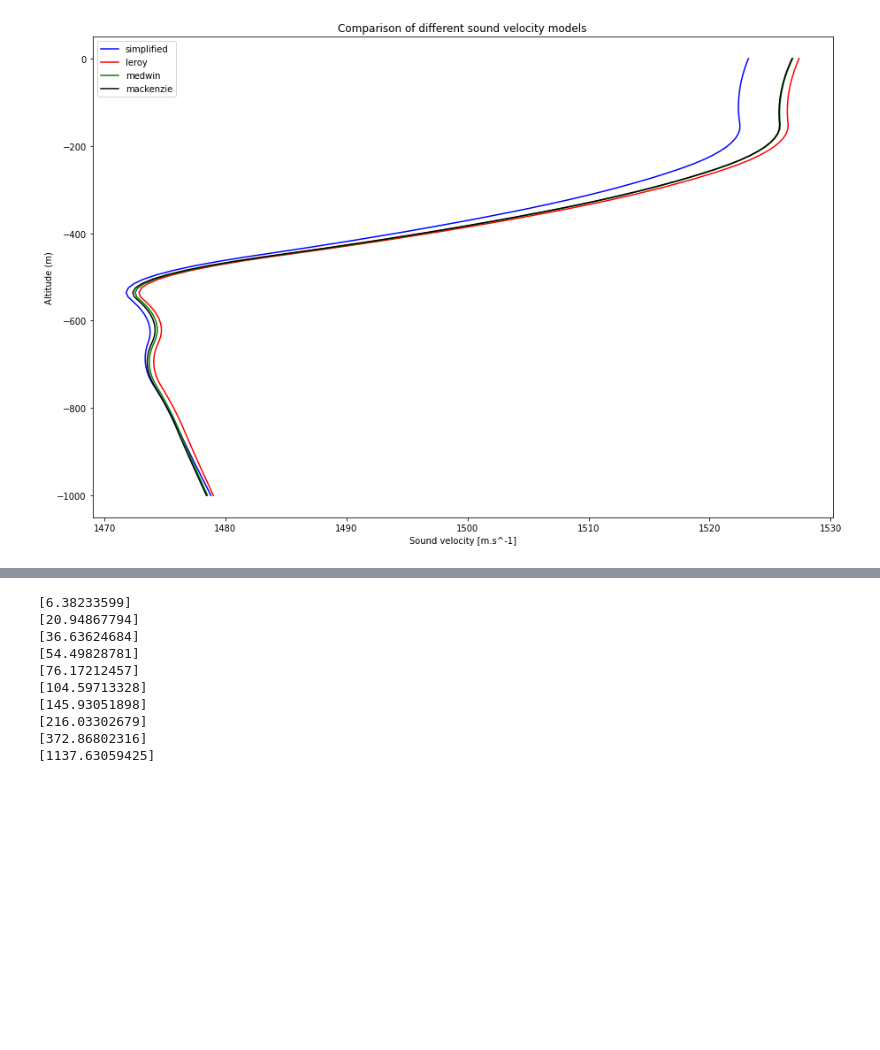
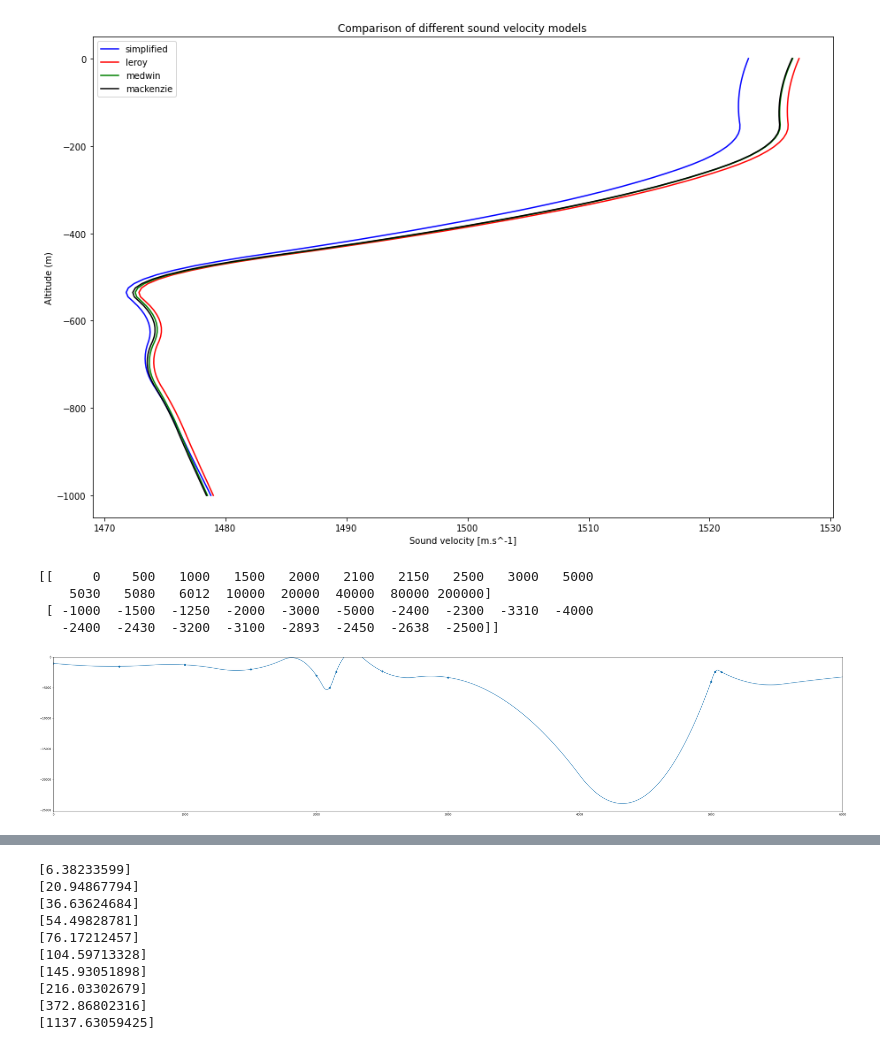
Before and after one commit to ahernot/data2021-bruits-mer, a Jupyter notebook: sound_propagation.ipynb, the cells around one changed output, grey strips where cells are left out. Cells and saved outputs as stored; diff of their text form; code cells hidden in the pictures; blank space fills up the shorter version.

```diff
--- a/sound_propagation.ipynb
+++ b/sound_propagation.ipynb
@@ -189 +78,41 @@ plt.show()
+# %%
+ground_profile = np.array([
+    [0, -1000],
+    [500, -1500],
+    [1000, -1250],
+    [1500, -2000],
+    [2000, -3000],
+    [2100, -5000],
+    [2150, -2400],
+    [2500, -2300],
+    [3000, -3310],
+    [5000, -4000],
+    [5030, -2400],
+    [5080, -2430],
+    [6012, -3200],
+    [10000, -3100],
+    [20000, -2893],
+    [40000, -2450],
+    [80000, -2638],
+    [200000, -2500]
+])
+
+ground_profile = ground_profile.T
+print(ground_profile)
+calc_ground_z = interpolate.interp1d(ground_profile[0], ground_profile[1], kind='quadratic')#linear')
+# %% [output]
+[[     0    500   1000   1500   2000   2100   2150   2500   3000   5000
+    5030   5080   6012  10000  20000  40000  80000 200000]
+ [ -1000  -1500  -1250  -2000  -3000  -5000  -2400  -2300  -3310  -4000
+   -2400  -2430  -3200  -3100  -2893  -2450  -2638  -2500]]
+# %%
+plt.figure(figsize=(50, 10))
+X = np.linspace(0, 6000, 2000)
+plt.plot(X, calc_ground_z(X))
+plt.scatter(ground_profile[0], ground_profile[1])
+plt.ylim(top=0)
+plt.xlim((X[0], X[-1]))
+plt.show()
+# %% [output]
+[figure, added]
 # %%
```
Also changed, not shown: parts of 5 cells of this notebook.
